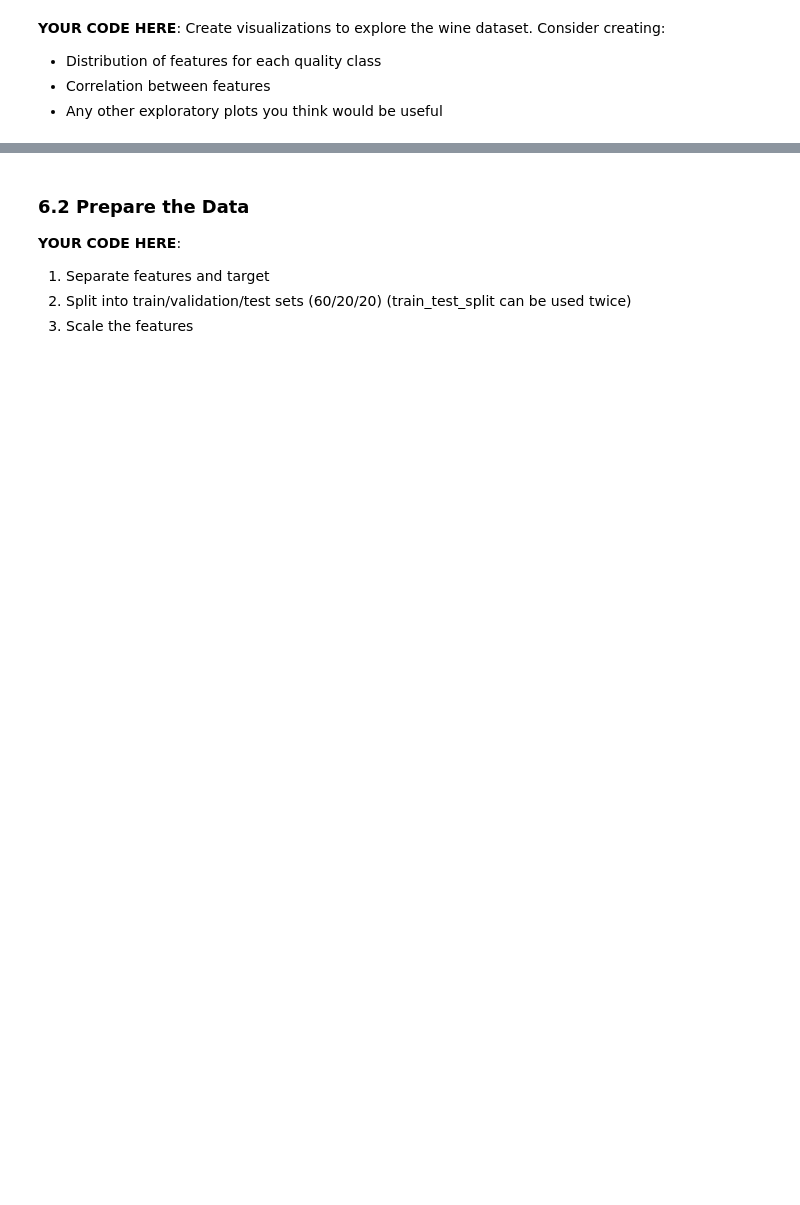
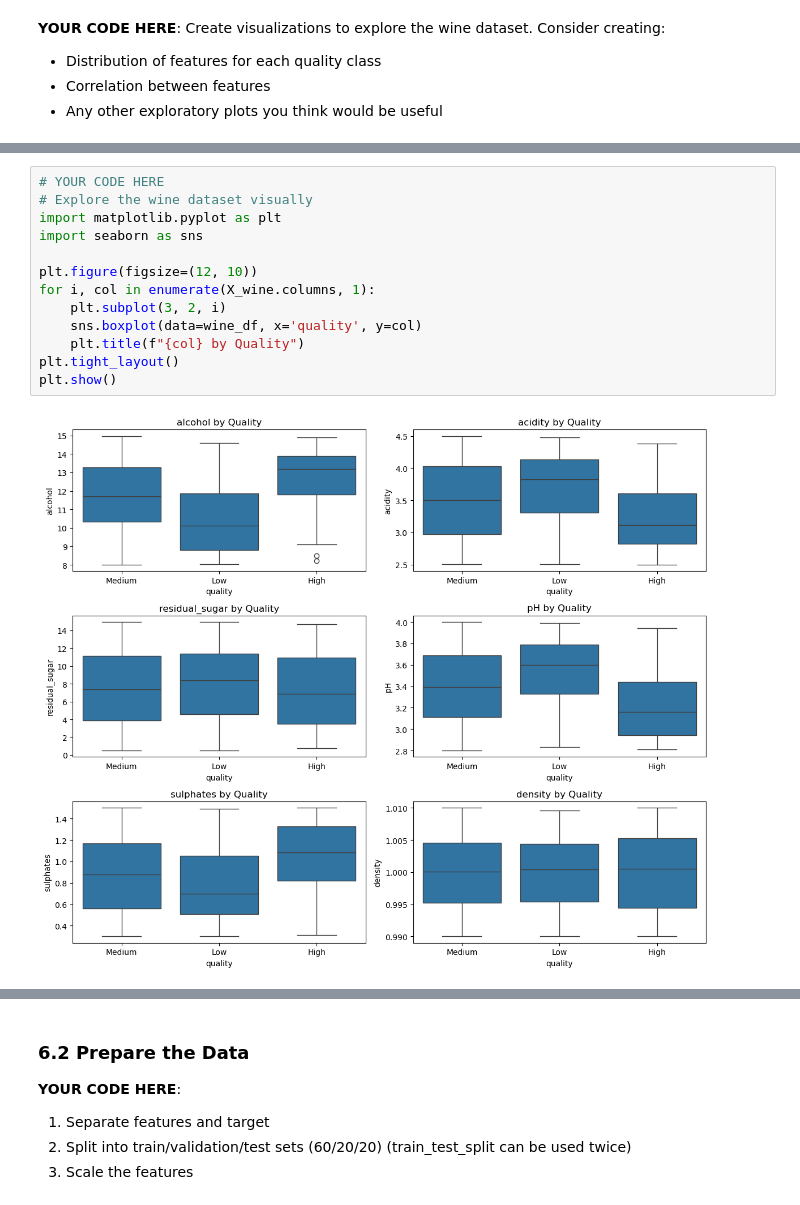
Before and after one commit to TiffanyYongNgikChee/machine-learning, a Jupyter notebook: Week 3 Files-20260204/logistic_regression_lab.ipynb, the cells around one changed output, grey strips where cells are left out. Drawn from its saved outputs; the diff is of its cells as text; blank space fills up the shorter version.

```diff
--- a/Week 3 Files-20260204/logistic_regression_lab.ipynb
+++ b/Week 3 Files-20260204/logistic_regression_lab.ipynb
@@ -718,0 +953,15 @@ print(wine_df['quality'].value_counts().sort_index())
+# %%
+# YOUR CODE HERE
+# Explore the wine dataset visually
+import matplotlib.pyplot as plt
+import seaborn as sns
+
+plt.figure(figsize=(12, 10))
+for i, col in enumerate(X_wine.columns, 1):
+    plt.subplot(3, 2, i)
+    sns.boxplot(data=wine_df, x='quality', y=col)
+    plt.title(f"{col} by Quality")
+plt.tight_layout()
+plt.show()
+# %% [output]
+[figure, added]
```
Also changed, not shown: parts of 39 cells of this notebook.
